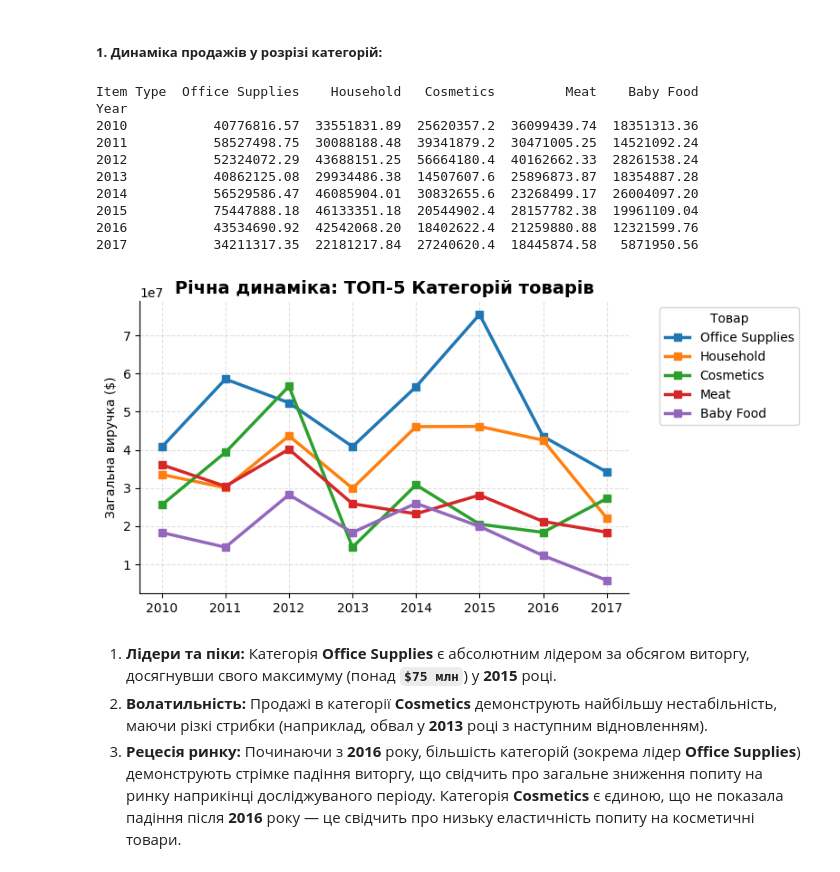
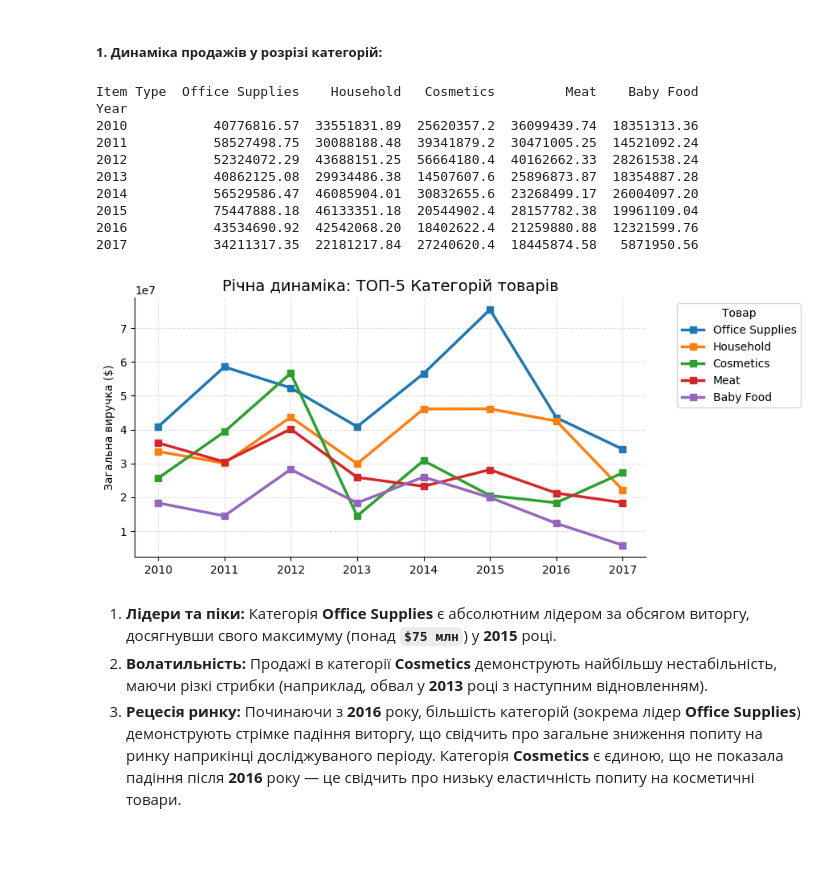
Before and after one commit to okpast/python-data-analysis-projects, a Jupyter notebook: global_retail_sales_analytics/global_retail_sales_analytics.ipynb, the cells around one changed output. Cells and saved outputs as stored; diff of their text form; code cells hidden in the pictures; blank space fills up the shorter version.

```diff
--- a/global_retail_sales_analytics/global_retail_sales_analytics.ipynb
+++ b/global_retail_sales_analytics/global_retail_sales_analytics.ipynb
@@ -1000,41 +1001,42 @@ plt.show()
 df_final['Year'] = df_final['Order Date'].dt.year
 
 # ГРАФІК 1: Річна динаміка ТОП-5 Категорій
-plt.figure(figsize=(8, 4))
+plt.figure(figsize=(9, 4))
 
 top_5_categories = df_final.groupby('Item Type')['Total Revenue'].sum().nlargest(5).index
 category_annual = df_final[df_final['Item Type'].isin(top_5_categories)] \
   .groupby(['Year', 'Item Type'])['Total Revenue'].sum().unstack(fill_value=0)
 
 # Пересортовуємо колонки згідно з ТОП-5 Категорій
 category_annual = category_annual[top_5_categories]
 
 print(category_annual)
 
 # Малюємо графік (через Pandas)
 category_annual.plot(kind='line', marker='s', linewidth=2.5, ax=plt.gca())
 
-plt.title('Річна динаміка: ТОП-5 Категорій товарів', fontsize=14, fontweight='bold')
+plt.title('Річна динаміка: ТОП-5 Категорій товарів', fontsize=14, fontweight='normal')
 plt.ylabel('Загальна виручка ($)')
 plt.xlabel('')
 plt.legend(title='Товар', bbox_to_anchor=(1.05, 1), loc='upper left')
 plt.xticks(category_annual.index)
 apply_grid(plt.gca(), axis='both')
 
 plt.tight_layout()
+plt.savefig('category_annual.png', dpi=100, bbox_inches='tight')
 plt.show()
 # %% [output]
 Item Type  Office Supplies    Household   Cosmetics         Meat    Baby Food
 Year
 2010           40776816.57  33551831.89  25620357.2  36099439.74  18351313.36
 2011           58527498.75  30088188.48  39341879.2  30471005.25  14521092.24
 2012           52324072.29  43688151.25  56664180.4  40162662.33  28261538.24
 2013           40862125.08  29934486.38  14507607.6  25896873.87  18354887.28
 2014           56529586.47  46085904.01  30832655.6  23268499.17  26004097.20
 2015           75447888.18  46133351.18  20544902.4  28157782.38  19961109.04
 2016           43534690.92  42542068.20  18402622.4  21259880.88  12321599.76
 2017           34211317.35  22181217.84  27240620.4  18445874.58   5871950.56
-[figure, old version]
+[figure, new version]
 # %% [markdown]
 1. **Лідери та піки:** Категорія **Office Supplies** є абсолютним лідером за обсягом виторгу, досягнувши свого максимуму (понад **`$75 млн`**) у **2015** році.
 2. **Волатильність:** Продажі в категорії **Cosmetics** демонструють найбільшу нестабільність, маючи різкі стрибки (наприклад, обвал у **2013** році з наступним відновленням).
```
Also changed, not shown: parts of 8 cells of this notebook.
